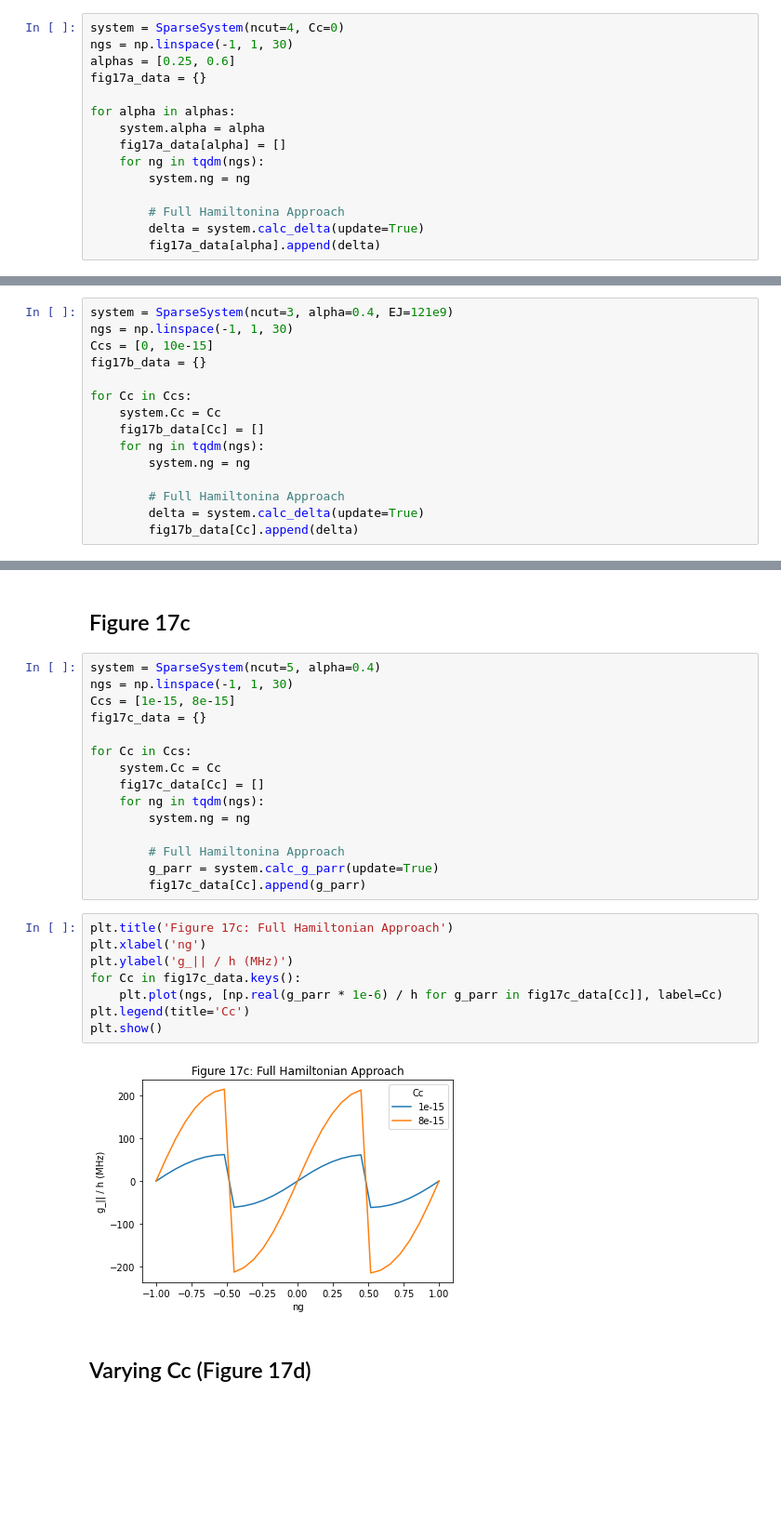
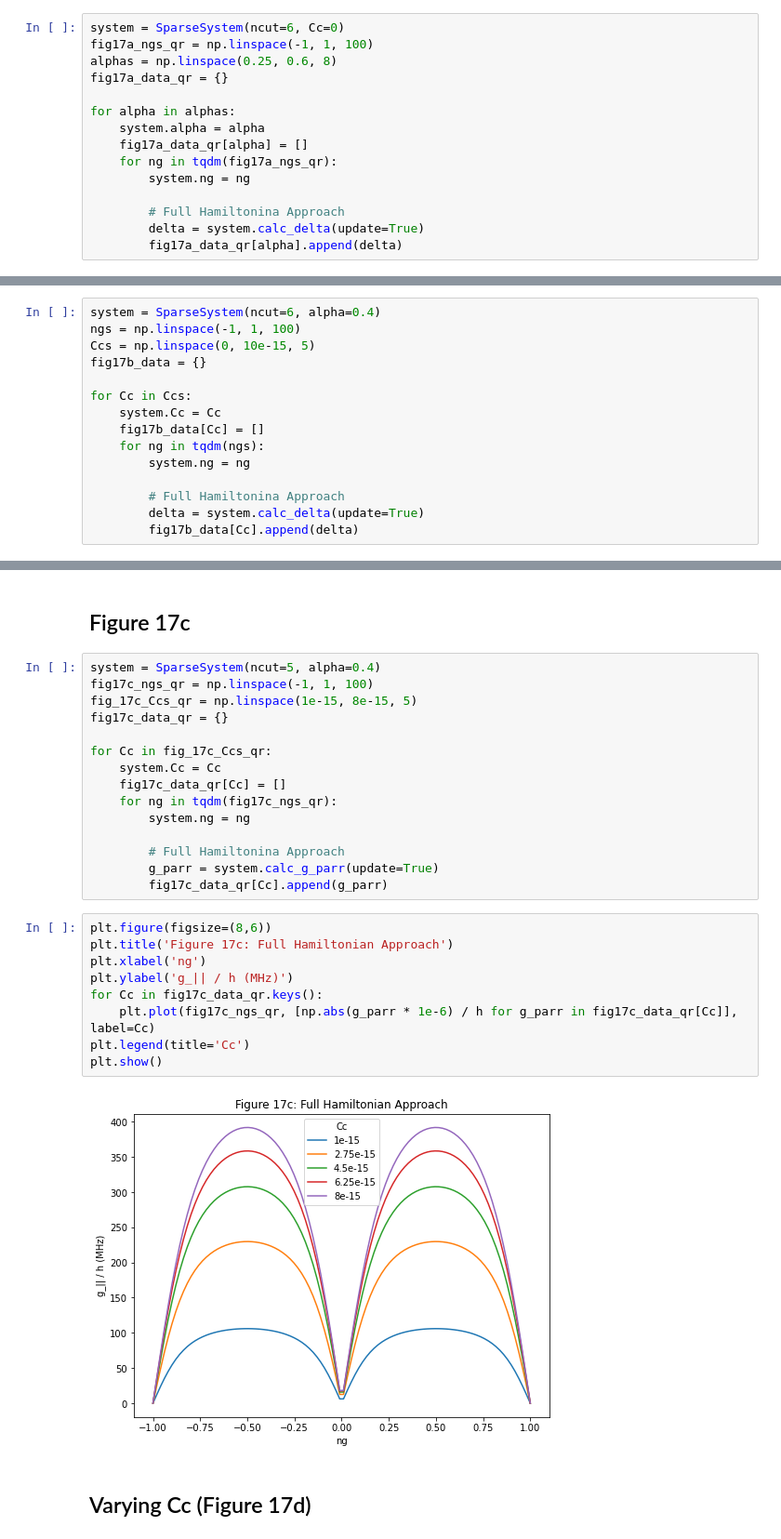
Before and after one commit to Dan5762/Transmon-Project, a Jupyter notebook: Circuit Modelling.ipynb, the cells around one changed output, grey strips where cells are left out. Shown at 93% size. Drawn from its saved outputs; the diff is of its cells as text; blank space fills up the shorter version.

```diff
--- a/Circuit Modelling.ipynb
+++ b/Circuit Modelling.ipynb
@@ -940,18 +1082,18 @@ g perpendicular: (4.5649992006947017e-32-2.6638011204353913e-34j)
 # %% [markdown]
 ## Figure 17a
 # %%
-system = SparseSystem(ncut=4, Cc=0)
-ngs = np.linspace(-1, 1, 30)
-alphas = [0.25, 0.6]
-fig17a_data = {}
+system = SparseSystem(ncut=6, Cc=0)
+fig17a_ngs_qr = np.linspace(-1, 1, 100)
+alphas = np.linspace(0.25, 0.6, 8)
+fig17a_data_qr = {}
 
 for alpha in alphas:
     system.alpha = alpha
-    fig17a_data[alpha] = []
-    for ng in tqdm(ngs):
+    fig17a_data_qr[alpha] = []
+    for ng in tqdm(fig17a_ngs_qr):
         system.ng = ng
 
         # Full Hamiltonina Approach
         delta = system.calc_delta(update=True)
-        fig17a_data[alpha].append(delta)
+        fig17a_data_qr[alpha].append(delta)
 # %%
@@ -967,9 +1110,9 @@ plt.show()
 # %% [markdown]
 ## Figure 17b
 # %%
-system = SparseSystem(ncut=3, alpha=0.4, EJ=121e9)
-ngs = np.linspace(-1, 1, 30)
-Ccs = [0, 10e-15]
+system = SparseSystem(ncut=6, alpha=0.4)
+ngs = np.linspace(-1, 1, 100)
+Ccs = np.linspace(0, 10e-15, 5)
 fig17b_data = {}
 
 for Cc in Ccs:
@@ -995,29 +1139,30 @@ plt.show()
 ## Figure 17c
 # %%
 system = SparseSystem(ncut=5, alpha=0.4)
-ngs = np.linspace(-1, 1, 30)
-Ccs = [1e-15, 8e-15]
-fig17c_data = {}
+fig17c_ngs_qr = np.linspace(-1, 1, 100)
+fig_17c_Ccs_qr = np.linspace(1e-15, 8e-15, 5)
+fig17c_data_qr = {}
 
-for Cc in Ccs:
+for Cc in fig_17c_Ccs_qr:
     system.Cc = Cc
-    fig17c_data[Cc] = []
-    for ng in tqdm(ngs):
+    fig17c_data_qr[Cc] = []
+    for ng in tqdm(fig17c_ngs_qr):
         system.ng = ng
 
         # Full Hamiltonina Approach
         g_parr = system.calc_g_parr(update=True)
-        fig17c_data[Cc].append(g_parr)
+        fig17c_data_qr[Cc].append(g_parr)
 # %%
+plt.figure(figsize=(8,6))
 plt.title('Figure 17c: Full Hamiltonian Approach')
 plt.xlabel('ng')
 plt.ylabel('g_|| / h (MHz)')
-for Cc in fig17c_data.keys():
-    plt.plot(ngs, [np.real(g_parr * 1e-6) / h for g_parr in fig17c_data[Cc]], label=Cc)
+for Cc in fig17c_data_qr.keys():
+    plt.plot(fig17c_ngs_qr, [np.abs(g_parr * 1e-6) / h for g_parr in fig17c_data_qr[Cc]], label=Cc)
 plt.legend(title='Cc')
 plt.show()
 # %% [output]
-[figure, old version]
+[figure, new version]
 # %% [markdown]
 ## Varying Cc (Figure 17d)
 # %%
```
Also changed, not shown: parts of 25 cells of this notebook.
